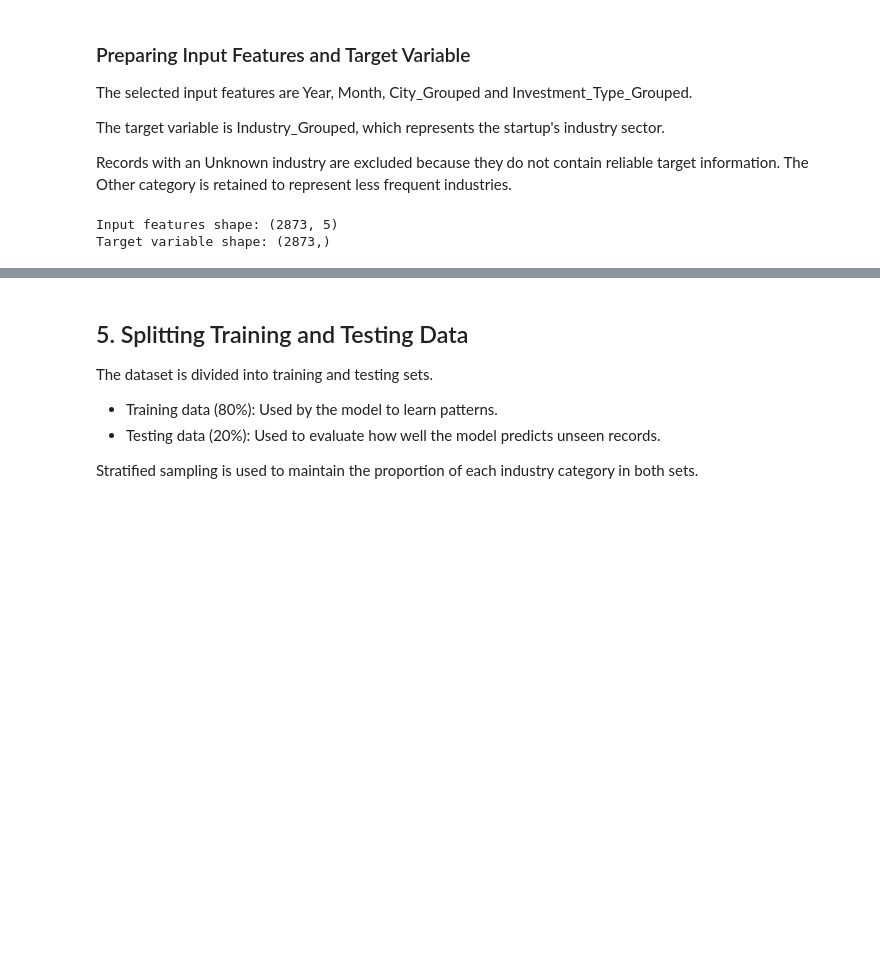
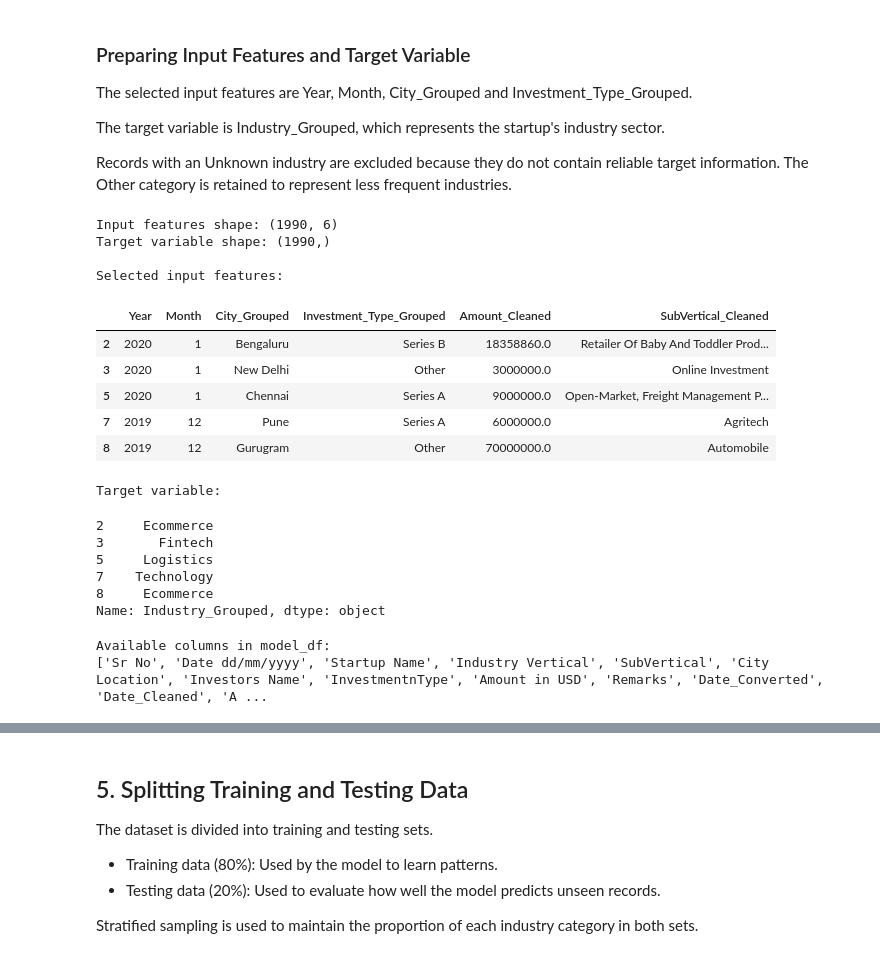
Before and after one commit to mallasrujana45-hub/ds-startup-funding-analysis, a Jupyter notebook: notebooks/04_model_building.ipynb, the cells around one changed output, grey strips where cells are left out. Saved outputs shown, nothing was run; the diff lists cells and outputs as text; code cells hidden in the pictures; blank space fills up the shorter version.

```diff
--- a/notebooks/04_model_building.ipynb
+++ b/notebooks/04_model_building.ipynb
@@ -97,21 +196,49 @@ The target variable is Industry_Grouped, which represents the startup's industry
 Records with an Unknown industry are excluded because they do not contain reliable target information. The Other category is retained to represent less frequent industries.
 # %%
 # Select input features
-X = df_model[
-    [
-        "Year",
-        "Month",
-        "City_Grouped",
-        "Investment_Type_Grouped",
-        "Amount_Cleaned"
-    ]
+selected_features = [
+    "Year",
+    "Month",
+    "City_Grouped",
+    "Investment_Type_Grouped",
+    "Amount_Cleaned",
+    "SubVertical_Cleaned"
 ]
 
+X = model_df[selected_features]
+
 # Select target variable
-y = df_model["Industry_Grouped"]
+y = model_df["Industry_Grouped"]
 
 print("Input features shape:", X.shape)
 print("Target variable shape:", y.shape)
+
+print("\nSelected input features:")
+display(X.head())
+
+print("\nTarget variable:")
+display(y.head())
 # %% [output]
-Input features shape: (2873, 5)
-Target variable shape: (2873,)
+Input features shape: (1990, 6)
+Target variable shape: (1990,)
+
+Selected input features:
+|  | Year | Month | City_Grouped | Investment_Type_Grouped | Amount_Cleaned | SubVertical_Cleaned |
+| 2 | 2020 | 1 | Bengaluru | Series B | 18358860.0 | Retailer Of Baby And Toddler Prod... |
+| 3 | 2020 | 1 | New Delhi | Other | 3000000.0 | Online Investment |
+| 5 | 2020 | 1 | Chennai | Series A | 9000000.0 | Open-Market, Freight Management P... |
+| 7 | 2019 | 12 | Pune | Series A | 6000000.0 | Agritech |
+| 8 | 2019 | 12 | Gurugram | Other | 70000000.0 | Automobile |
+Target variable:
+2     Ecommerce
+3       Fintech
+5     Logistics
+7    Technology
+8     Ecommerce
+Name: Industry_Grouped, dtype: object
+# %%
+print("Available columns in model_df:")
+print(model_df.columns.tolist())
+# %% [output]
+Available columns in model_df:
+['Sr No', 'Date dd/mm/yyyy', 'Startup Name', 'Industry Vertical', 'SubVertical', 'City  Location', 'Investors Name', 'InvestmentnType', 'Amount in USD', 'Remarks', 'Date_Converted', 'Date_Cleaned', 'A ...
```
Also changed, not shown: parts of 22 cells of this notebook, 6 other files.
